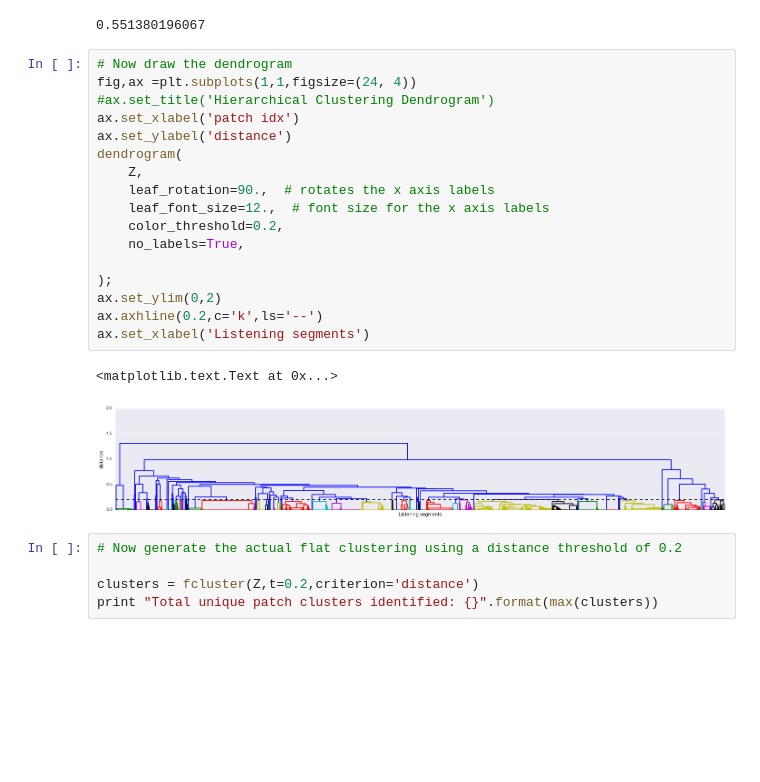
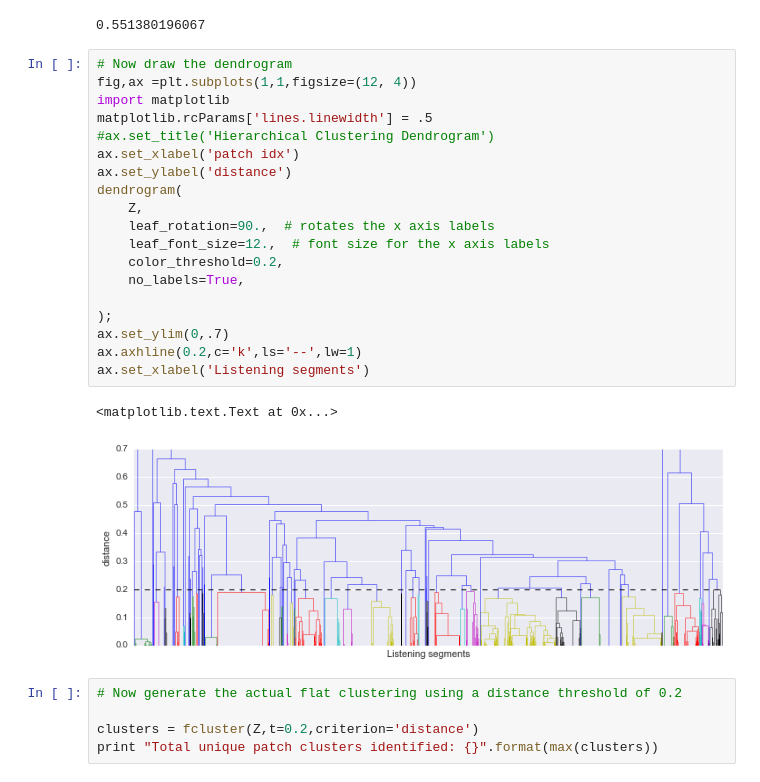
Before and after one commit to jlorince/MusicForaging, a Jupyter notebook: notebooks/PatchClustering.ipynb, the cells around one changed output. Drawn from its saved outputs; the diff is of its cells as text; blank space fills up the shorter version.

```diff
--- a/notebooks/PatchClustering.ipynb
+++ b/notebooks/PatchClustering.ipynb
@@ -71,24 +71,26 @@ print c
 0.551380196067
 # %%
 # Now draw the dendrogram
-fig,ax =plt.subplots(1,1,figsize=(24, 4))
+fig,ax =plt.subplots(1,1,figsize=(12, 4))
+import matplotlib
+matplotlib.rcParams['lines.linewidth'] = .5
 #ax.set_title('Hierarchical Clustering Dendrogram')
 ax.set_xlabel('patch idx')
 ax.set_ylabel('distance')
 dendrogram(
     Z,
     leaf_rotation=90.,  # rotates the x axis labels
     leaf_font_size=12.,  # font size for the x axis labels
     color_threshold=0.2,
     no_labels=True,
 
 );
-ax.set_ylim(0,2)
-ax.axhline(0.2,c='k',ls='--')
+ax.set_ylim(0,.7)
+ax.axhline(0.2,c='k',ls='--',lw=1)
 ax.set_xlabel('Listening segments')
 # %% [output]
 <matplotlib.text.Text at 0x...>
-[figure, old version]
+[figure, new version]
 # %%
 # Now generate the actual flat clustering using a distance threshold of 0.2
 
```
Also changed, not shown: 5 other files.
